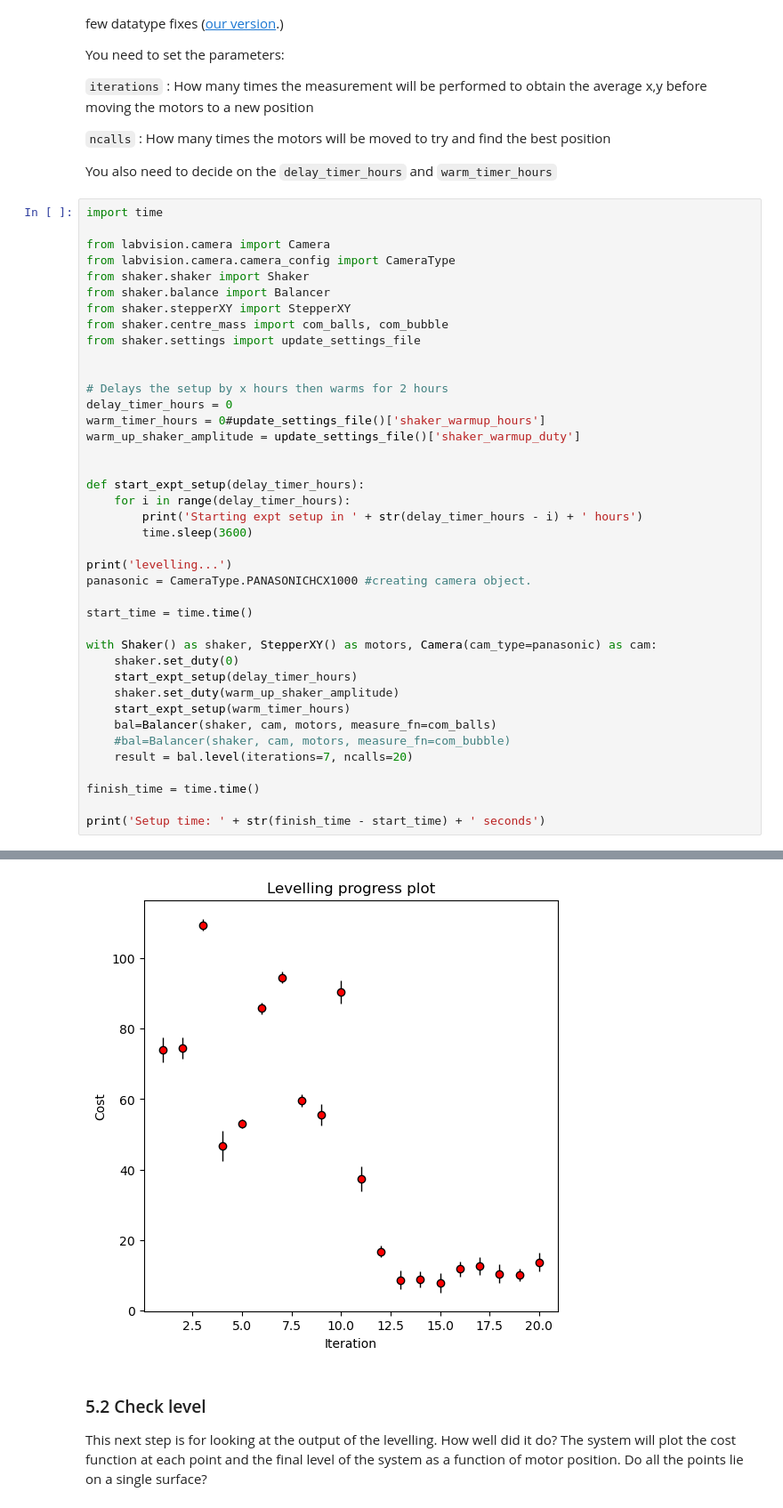
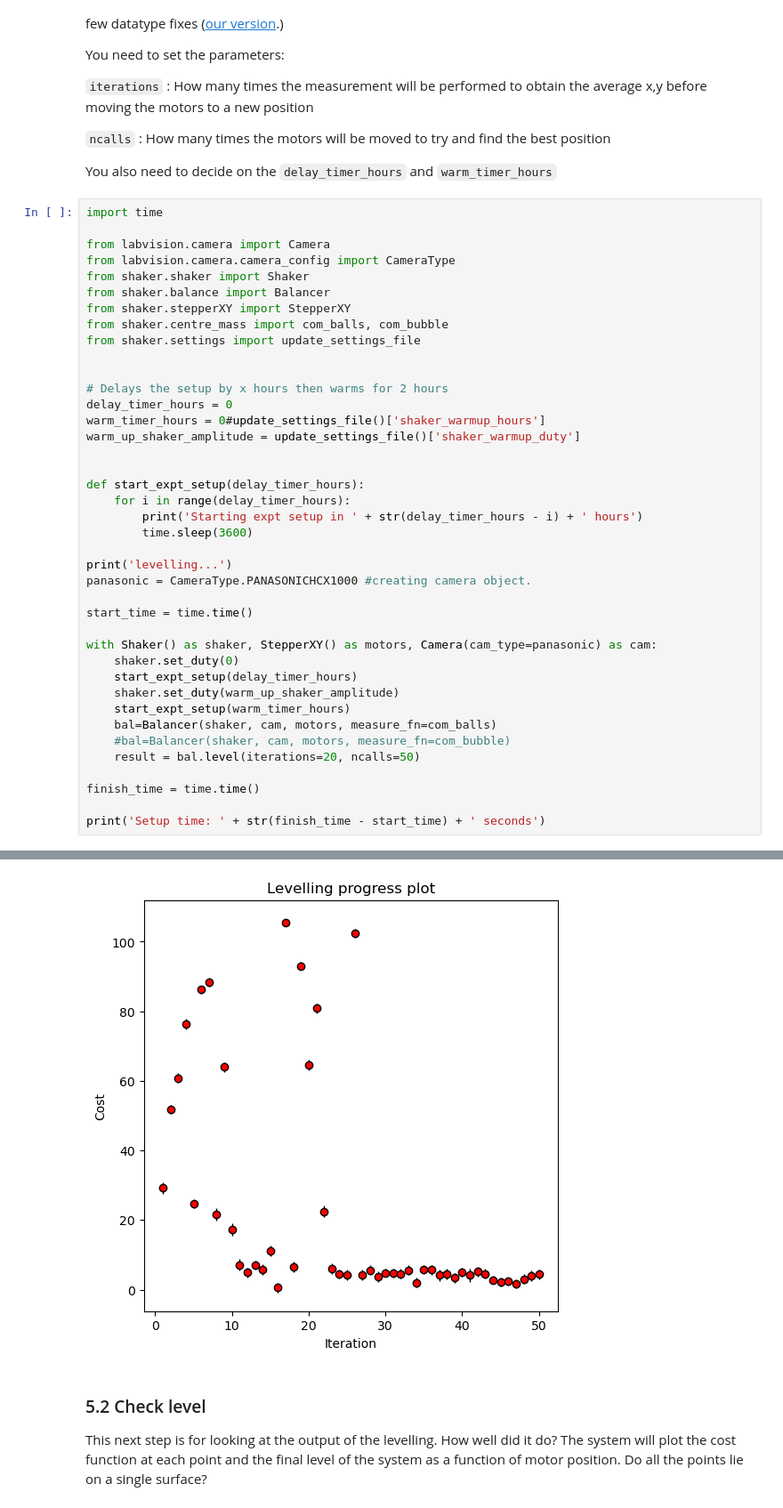
Before and after one commit to MikeSmithLabTeam/shaker_expts, a Jupyter notebook: preexperiment_setup.ipynb, the cells around one changed output, grey strips where cells are left out. Shown at 89% size. Cells and saved outputs as stored; diff of their text form.

```diff
--- a/preexperiment_setup.ipynb
+++ b/preexperiment_setup.ipynb
@@ -189,7 +211,7 @@ with Shaker() as shaker, StepperXY() as motors, Camera(cam_type=panasonic) as ca
     start_expt_setup(warm_timer_hours)
     bal=Balancer(shaker, cam, motors, measure_fn=com_balls)
     #bal=Balancer(shaker, cam, motors, measure_fn=com_bubble)
-    result = bal.level(iterations=7, ncalls=20)
+    result = bal.level(iterations=20, ncalls=50)
 
 finish_time = time.time()
 
@@ -202,4 +237,4 @@ Setup time: 4552.294145584106 seconds
-[figure, old version]
+[figure, new version]
 # %% [markdown]
 ### 5.2 Check level
 
```
Also changed, not shown: parts of 10 cells of this notebook, 3 other files.
